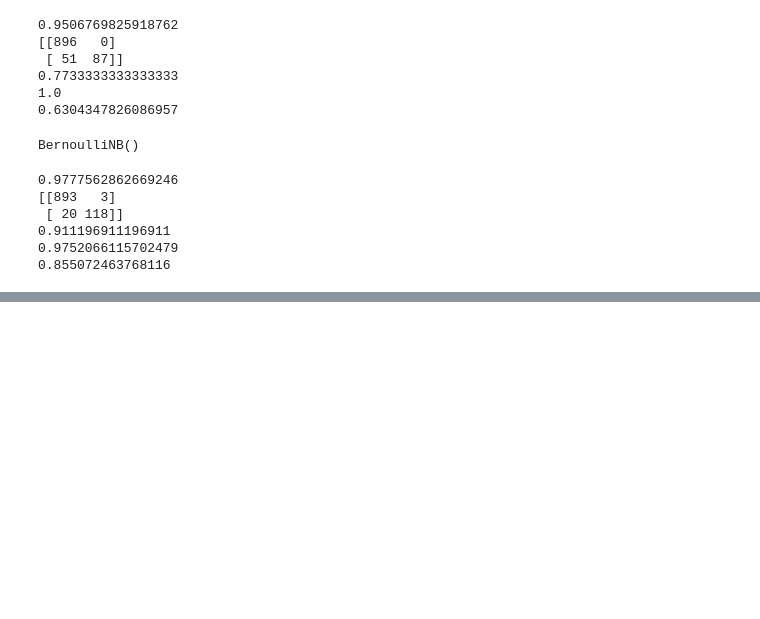
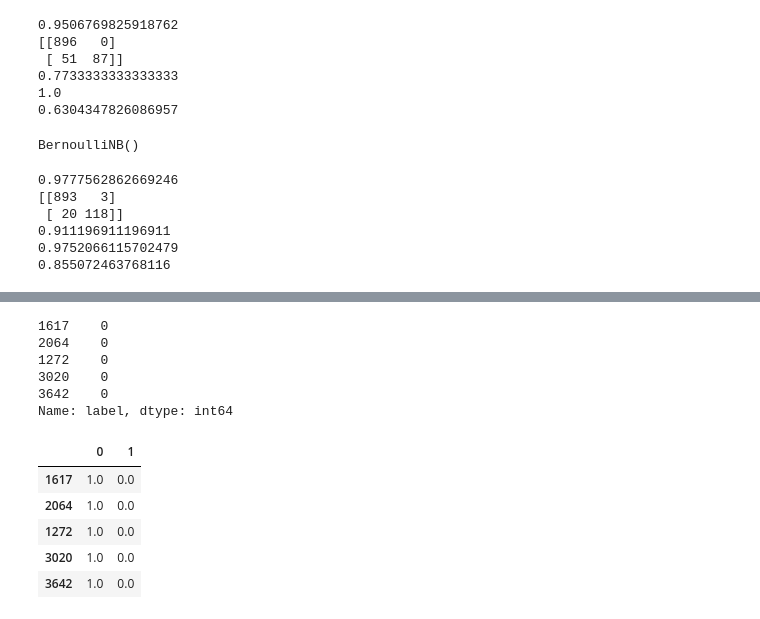
Before and after one commit to aweras/sms_spam_detection, a Jupyter notebook: sms_ham_spam.ipynb, the cells around one changed output, grey strips where cells are left out. Drawn from its saved outputs; the diff is of its cells as text; code cells hidden in the pictures; blank space fills up the shorter version.

```diff
--- a/sms_ham_spam.ipynb
+++ b/sms_ham_spam.ipynb
@@ -322,0 +451,20 @@ print(recall_score(y_test,y_pred_bnb))
+# %%
+y_pred = predictor.predict(test_data)
+y_pred.head()
+# %% [output]
+1617    0
+2064    0
+1272    0
+3020    0
+3642    0
+Name: label, dtype: int64
+# %%
+y_pred_proba = predictor.predict_proba(test_data)
+y_pred_proba.head()
+# %% [output]
+|  | 0 | 1 |
+| 1617 | 1.0 | 0.0 |
+| 2064 | 1.0 | 0.0 |
+| 1272 | 1.0 | 0.0 |
+| 3020 | 1.0 | 0.0 |
+| 3642 | 1.0 | 0.0 |
```
Also changed, not shown: parts of 24 cells of this notebook.
